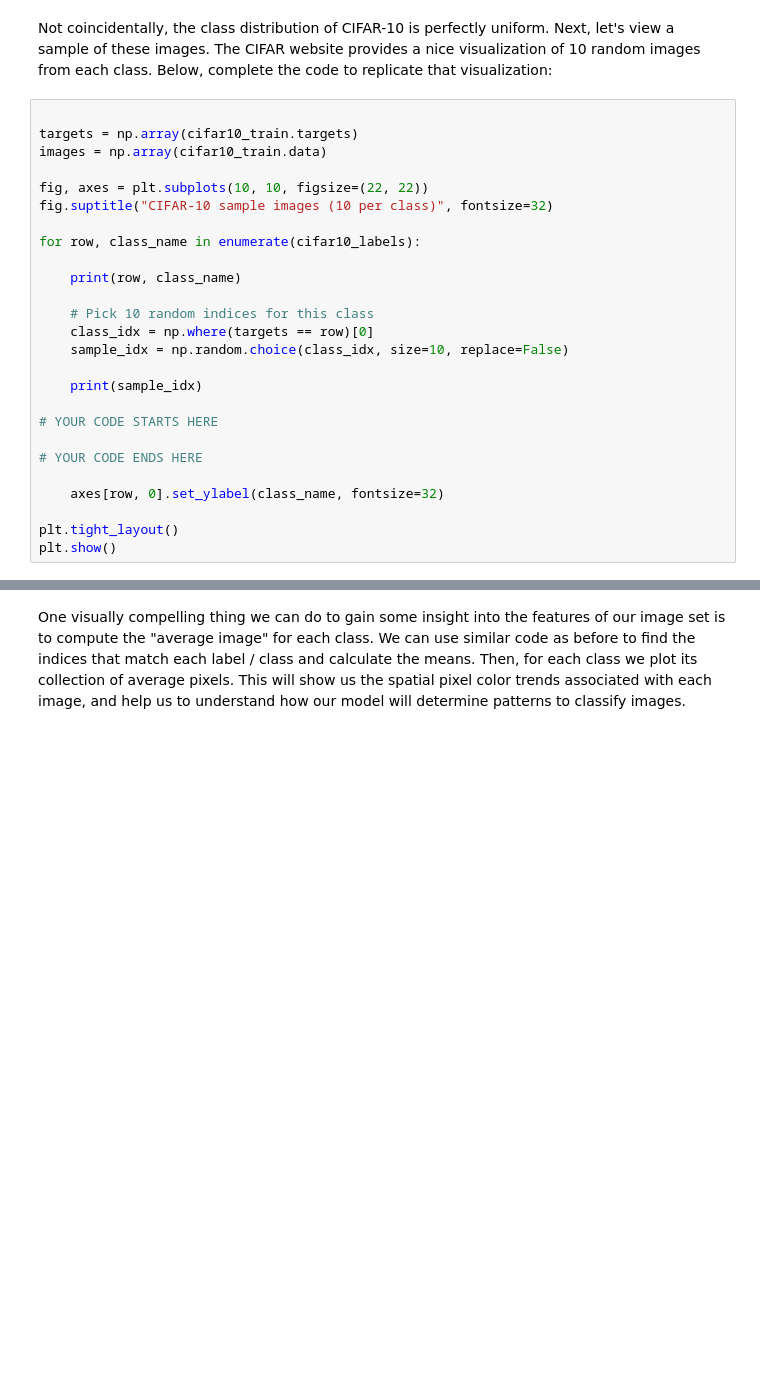
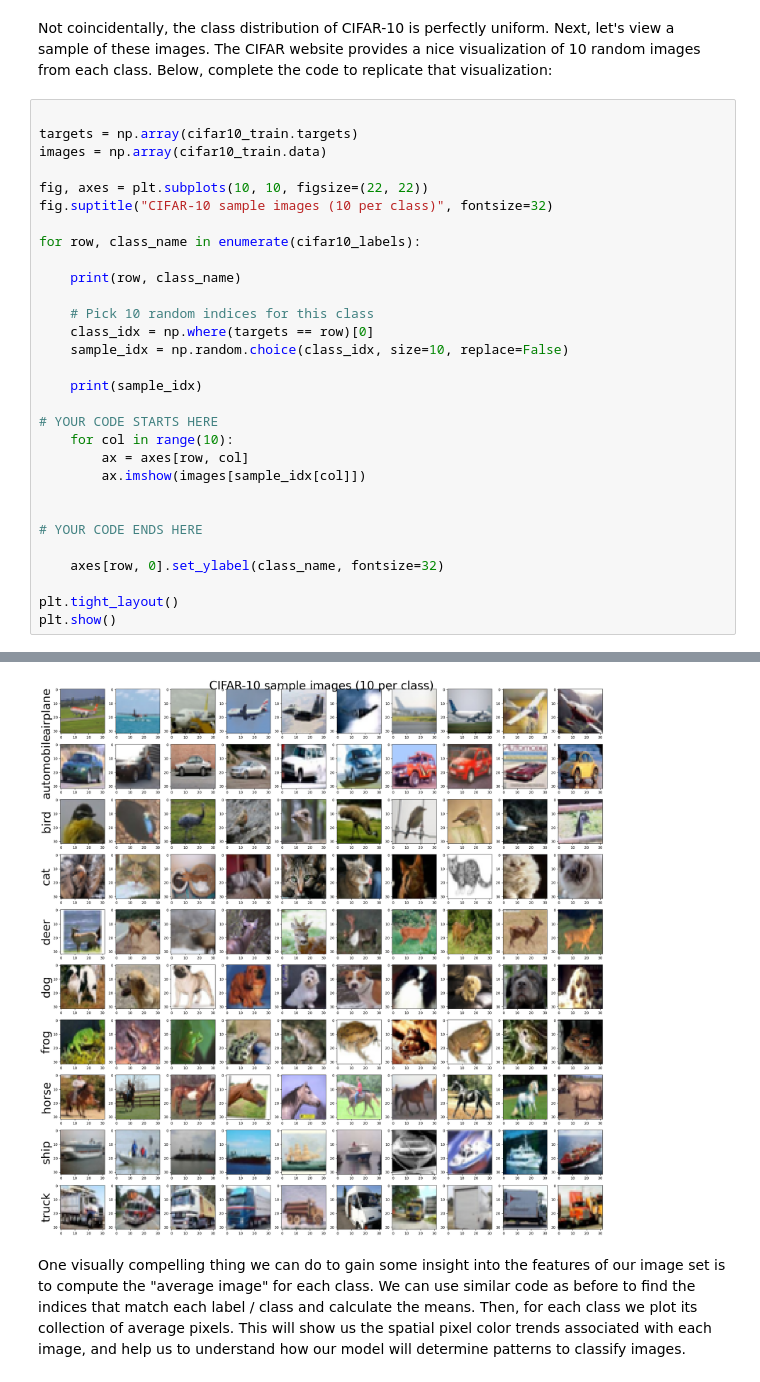
Before and after one commit to Tyler-Bibus/cpre3250, a Jupyter notebook: Lab-04/Lab-04.ipynb, the cells around one changed output, grey strips where cells are left out. Cells and saved outputs as stored; diff of their text form; blank space fills up the shorter version.

```diff
--- a/Lab-04/Lab-04.ipynb
+++ b/Lab-04/Lab-04.ipynb
@@ -91,6 +126,10 @@ for row, class_name in enumerate(cifar10_labels):
     print(sample_idx)
 
 # YOUR CODE STARTS HERE
+    for col in range(10):
+        ax = axes[row, col]
+        ax.imshow(images[sample_idx[col]])
+
 
 # YOUR CODE ENDS HERE
 
@@ -98,3 +137,4 @@ for row, class_name in enumerate(cifar10_labels):
 
 plt.tight_layout()
 plt.show()
+# %% [output]
@@ -101,3 +161,4 @@ plt.show()
+[figure, added]
 # %% [markdown]
 One visually compelling thing we can do to gain some insight into the features of our image set is to compute the "average image" for each class. We can use similar code as before to find the indices that match each label / class and calculate the means. Then, for each class we plot its collection of average pixels. This will show us the spatial pixel color trends associated with each image, and help us to understand how our model will determine patterns to classify images.
 # %%
```
Also changed, not shown: parts of 21 cells of this notebook.
